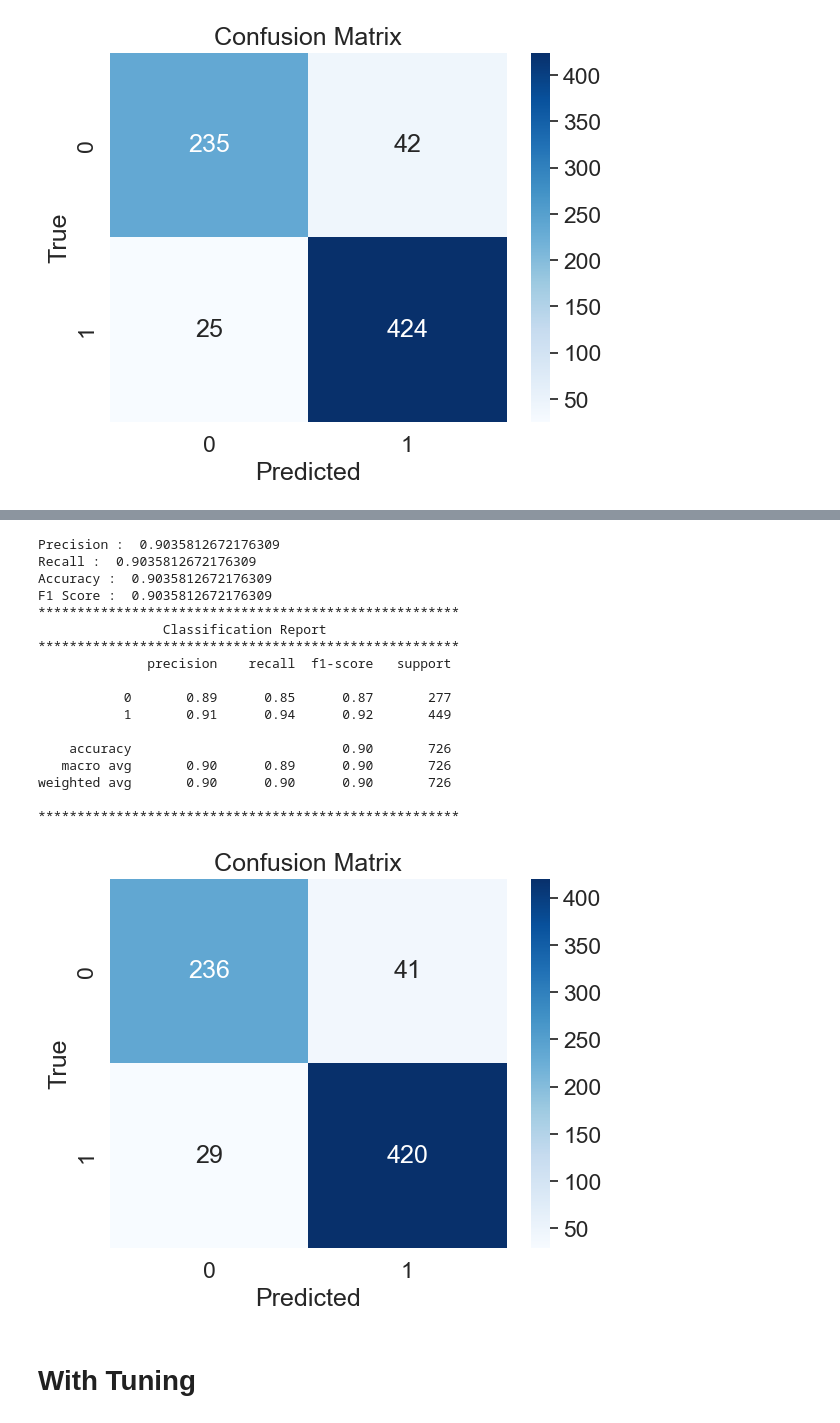
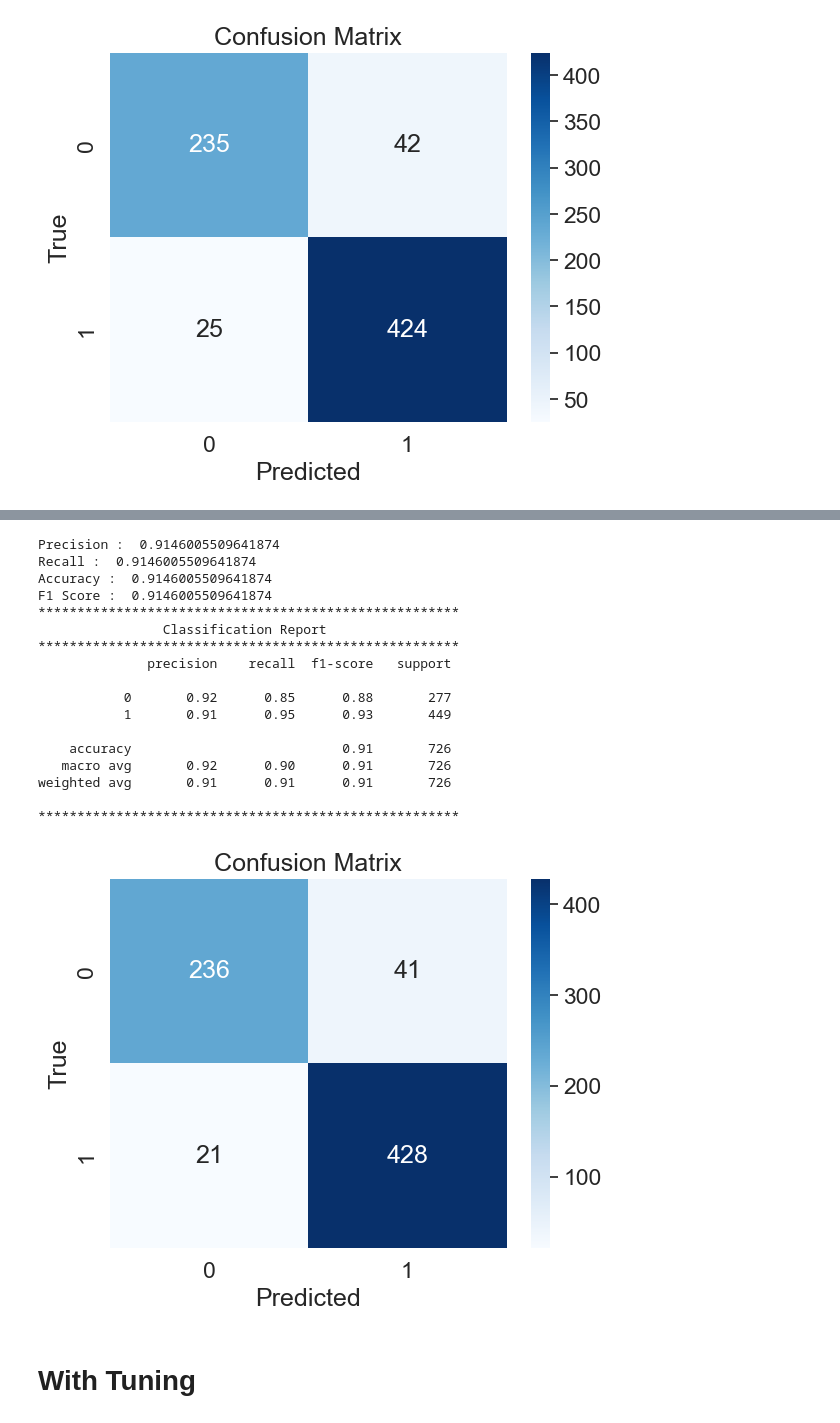
Before and after one commit to samsondawit/student-success, a Jupyter notebook: student success indicator.ipynb, the cells around one changed output, grey strips where cells are left out. Drawn from its saved outputs; the diff is of its cells as text; code cells hidden in the pictures.

Commit message:
finished training of all models

```diff
--- a/student success indicator.ipynb
+++ b/student success indicator.ipynb
@@ -464,7 +469,7 @@ weighted avg       0.85      0.85      0.85       726
 ******************************************************
 [figure]
 # %%
-sgd_clf = SGDClassifier(random_state=42, max_iter=10000, tol = 1e-3)
+sgd_clf = SGDClassifier(random_state=42, max_iter=10000, tol = 1e-3, loss='log_loss')
 sgd_clf.fit(X_train, y_train)
 sgd_pred = sgd_clf.predict(X_test)
 perform(sgd_pred)
@@ -584,7 +589,14 @@ weighted avg       0.91      0.91      0.91       726
 ******************************************************
 [figure]
 # %%
-ens1 = VotingClassifier(estimators=[('rfc', rfc), ('lr', lr), ('abc',abc), ('xbc',xbc)], voting='soft')
+ens1 = VotingClassifier(estimators=[  ('dtree', dtree),
+    ('model_nb', model_nb),
+    ('lr', lr),
+    ('sgd_clf', sgd_clf),
+    ('svm', svm),
+    ('rfc', rfc),
+    ('abc', abc),
+    ('xbc', xbc)], voting='soft')
 ens1.fit(X_train, y_train)
 
 ens1_pred = ens1.predict(X_test)
@@ -609,30 +621,37 @@ weighted avg       0.91      0.90      0.90       726
 ******************************************************
 [figure]
 # %%
-ens2 = VotingClassifier(estimators=[('rfc', rfc), ('lr', lr), ('abc',abc), ('xbc',xbc)], voting='hard')
+ens2 = VotingClassifier(estimators=[  ('dtree', dtree),
+    ('model_nb', model_nb),
+    ('lr', lr),
+    ('sgd_clf', sgd_clf),
+    ('svm', svm),
+    ('rfc', rfc),
+    ('abc', abc),
+    ('xbc', xbc)], voting='hard')
 ens2.fit(X_train, y_train)
 
 ens2_pred = ens2.predict(X_test)
 perform(ens2_pred)
 # %% [output]
-Precision :  0.9035812672176309
-Recall :  0.9035812672176309
-Accuracy :  0.9035812672176309
-F1 Score :  0.9035812672176309
+Precision :  0.9146005509641874
+Recall :  0.9146005509641874
+Accuracy :  0.9146005509641874
+F1 Score :  0.9146005509641874
 ******************************************************
                 Classification Report
 ******************************************************
               precision    recall  f1-score   support
 
-           0       0.89      0.85      0.87       277
-           1       0.91      0.94      0.92       449
+           0       0.92      0.85      0.88       277
+           1       0.91      0.95      0.93       449
 
-    accuracy                           0.90       726
-   macro avg       0.90      0.89      0.90       726
-weighted avg       0.90      0.90      0.90       726
+    accuracy                           0.91       726
+   macro avg       0.92      0.90      0.91       726
+weighted avg       0.91      0.91      0.91       726
 
 ******************************************************
-[figure, old version]
+[figure, new version]
 # %% [markdown]
 # With Tuning
 # %%
```
Also changed, not shown: parts of 15 cells of this notebook.
